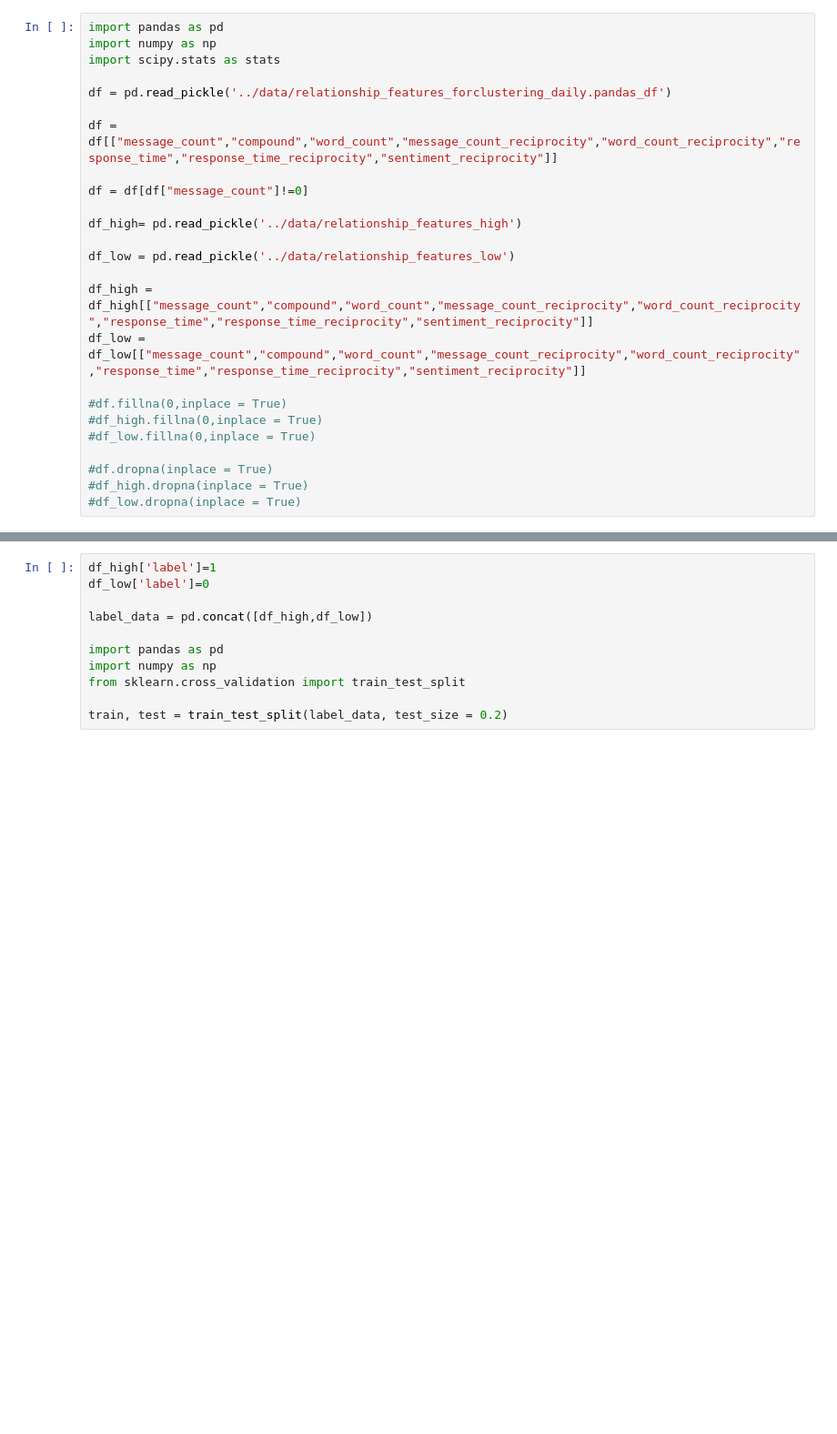
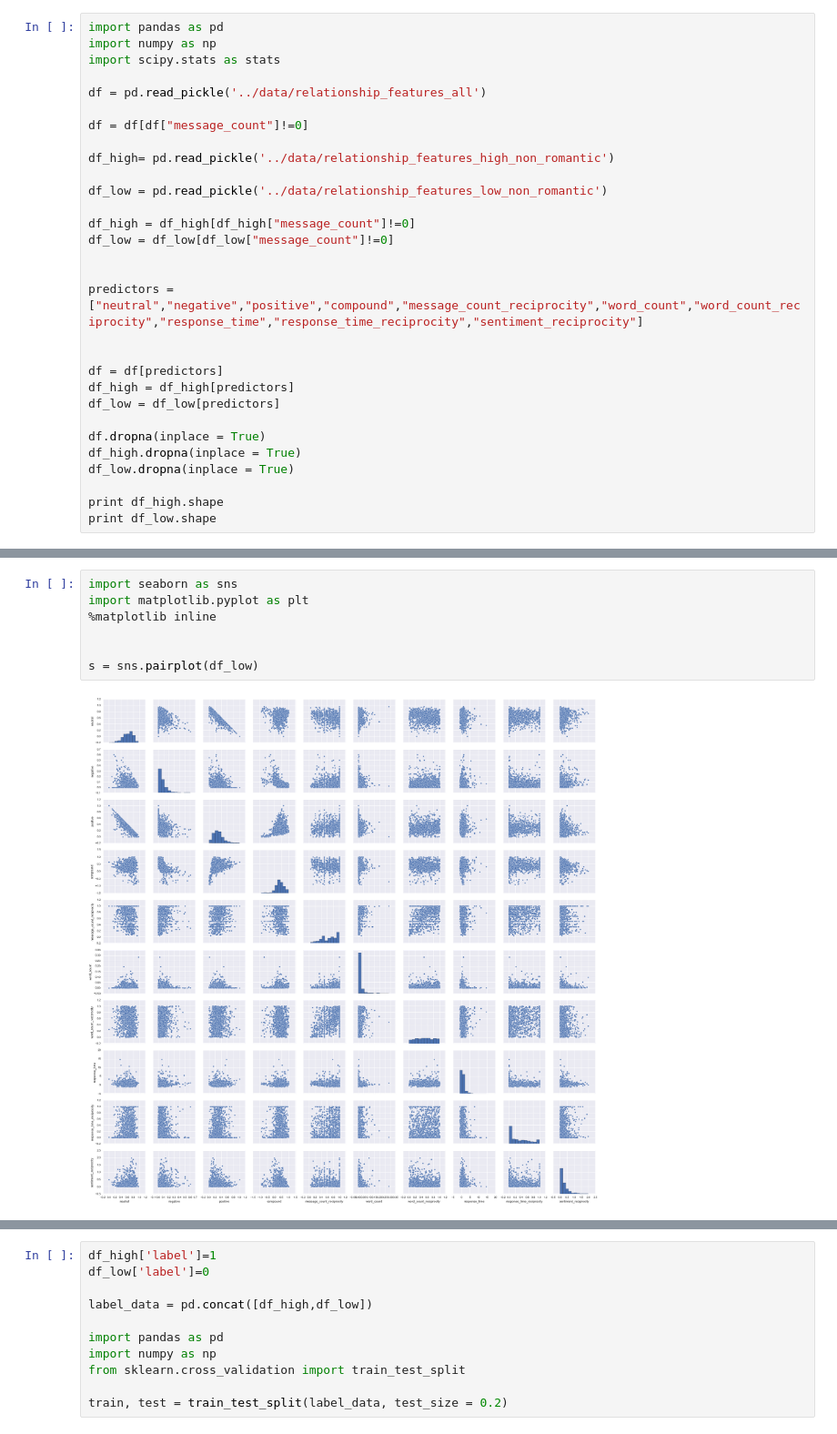
Before and after one commit to crangelsmith/Shryne_project, a Jupyter notebook: notebooks/Train_a_Logistic_Regresion.ipynb, the cells around one changed output, grey strips where cells are left out. Shown at 91% size. Saved outputs shown, nothing was run; the diff lists cells and outputs as text; blank space fills up the shorter version.

```diff
--- a/notebooks/Train_a_Logistic_Regresion.ipynb
+++ b/notebooks/Train_a_Logistic_Regresion.ipynb
@@ -3,23 +3,28 @@ import pandas as pd
 import numpy as np
 import scipy.stats as stats
 
-df = pd.read_pickle('../data/relationship_features_forclustering_daily.pandas_df')
-
-df = df[["message_count","compound","word_count","message_count_reciprocity","word_count_reciprocity","response_time","response_time_reciprocity","sentiment_reciprocity"]]
+df = pd.read_pickle('../data/relationship_features_all')
 
 df = df[df["message_count"]!=0]
 
-df_high= pd.read_pickle('../data/relationship_features_high')
+df_high= pd.read_pickle('../data/relationship_features_high_non_romantic')
 
-df_low = pd.read_pickle('../data/relationship_features_low')
+df_low = pd.read_pickle('../data/relationship_features_low_non_romantic')
 
-df_high = df_high[["message_count","compound","word_count","message_count_reciprocity","word_count_reciprocity","response_time","response_time_reciprocity","sentiment_reciprocity"]]
-df_low = df_low[["message_count","compound","word_count","message_count_reciprocity","word_count_reciprocity","response_time","response_time_reciprocity","sentiment_reciprocity"]]
+df_high = df_high[df_high["message_count"]!=0]
+df_low = df_low[df_low["message_count"]!=0]
 
-#df.fillna(0,inplace = True)
-#df_high.fillna(0,inplace = True)
-#df_low.fillna(0,inplace = True)
 
-#df.dropna(inplace = True)
-#df_high.dropna(inplace = True)
-#df_low.dropna(inplace = True)
+predictors =["neutral","negative","positive","compound","message_count_reciprocity","word_count","word_count_reciprocity","response_time","response_time_reciprocity","sentiment_reciprocity"]
+
+
+df = df[predictors]
+df_high = df_high[predictors]
+df_low = df_low[predictors]
+
+df.dropna(inplace = True)
+df_high.dropna(inplace = True)
+df_low.dropna(inplace = True)
+
+print df_high.shape
+print df_low.shape
@@ -25,0 +34,9 @@ df_low = df_low[["message_count","compound","word_count","message_count_reciproc
+# %%
+import seaborn as sns
+import matplotlib.pyplot as plt
+%matplotlib inline
+
+
+s = sns.pairplot(df_low)
+# %% [output]
+[figure, added]
```
Also changed, not shown: parts of 12 cells of this notebook, 2 other files.
